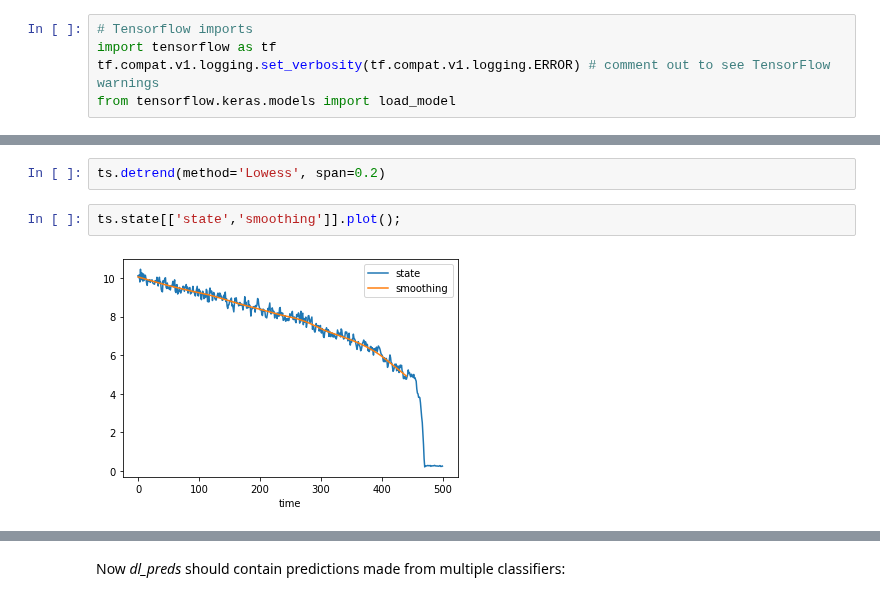
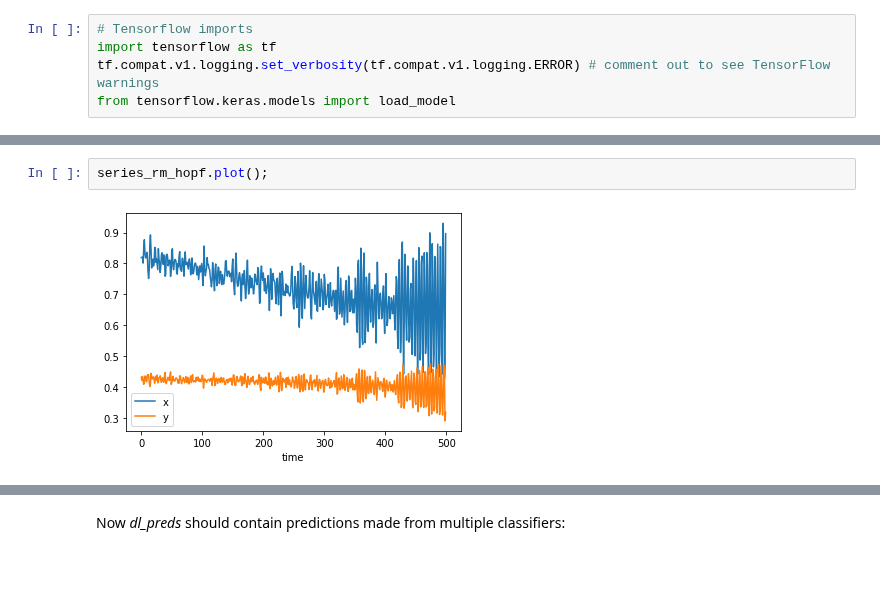
Before and after one commit to ThomasMBury/ewstools, a Jupyter notebook: tutorials/tutorial_deep_learning.ipynb, the cells around one changed output, grey strips where cells are left out. Drawn from its saved outputs; the diff is of its cells as text; blank space fills up the shorter version.

```diff
--- a/tutorials/tutorial_deep_learning.ipynb
+++ b/tutorials/tutorial_deep_learning.ipynb
@@ -37,6 +54,4 @@ ts = ewstools.TimeSeries(series, 440)
-# %%
-ts.detrend(method='Lowess', span=0.2)
-# %%
-ts.state[['state','smoothing']].plot();
-# %% [output]
-[figure, removed]
+# %%
+series_rm_hopf.plot();
+# %% [output]
+[figure, added]
```
Also changed, not shown: parts of 58 cells of this notebook, 4 other files.
